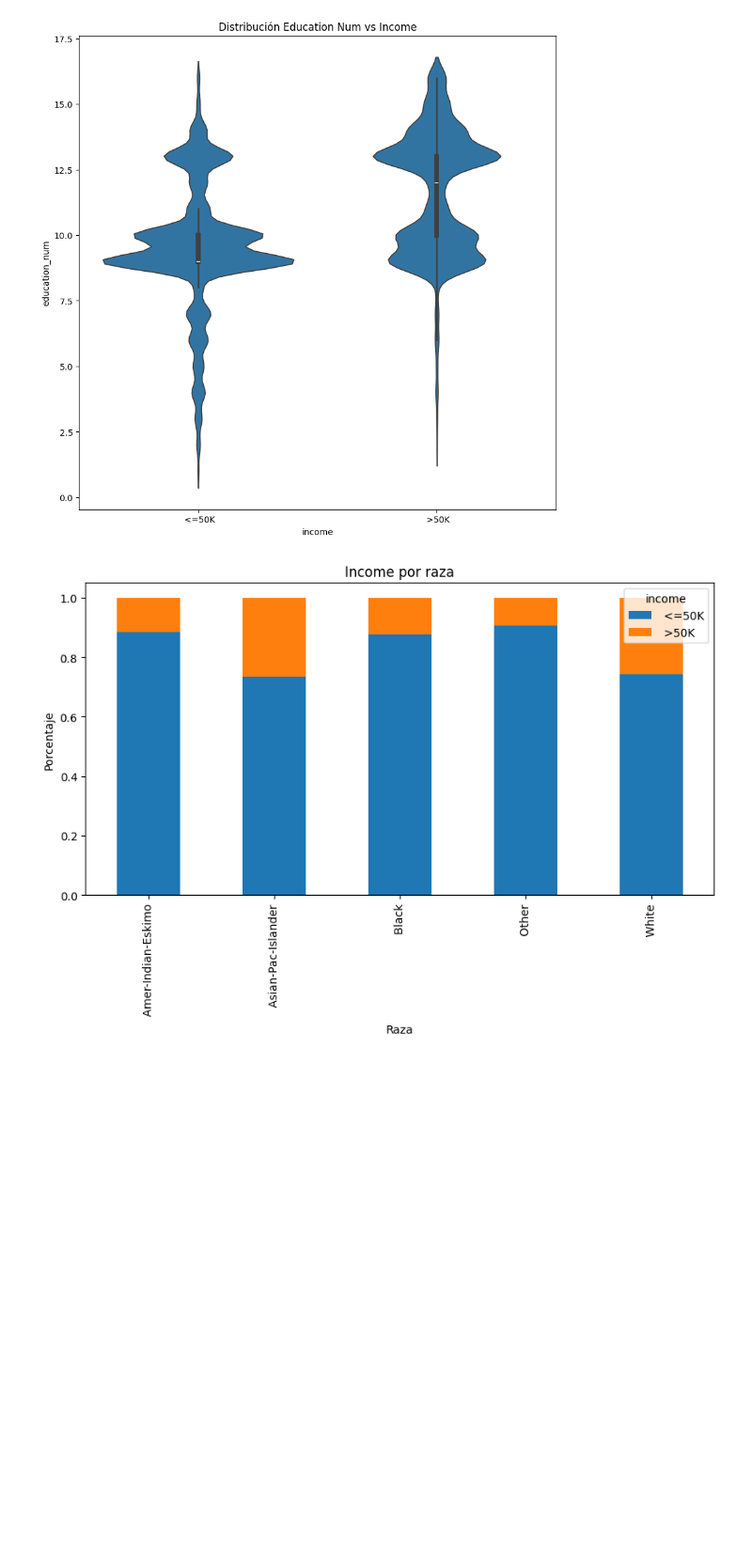
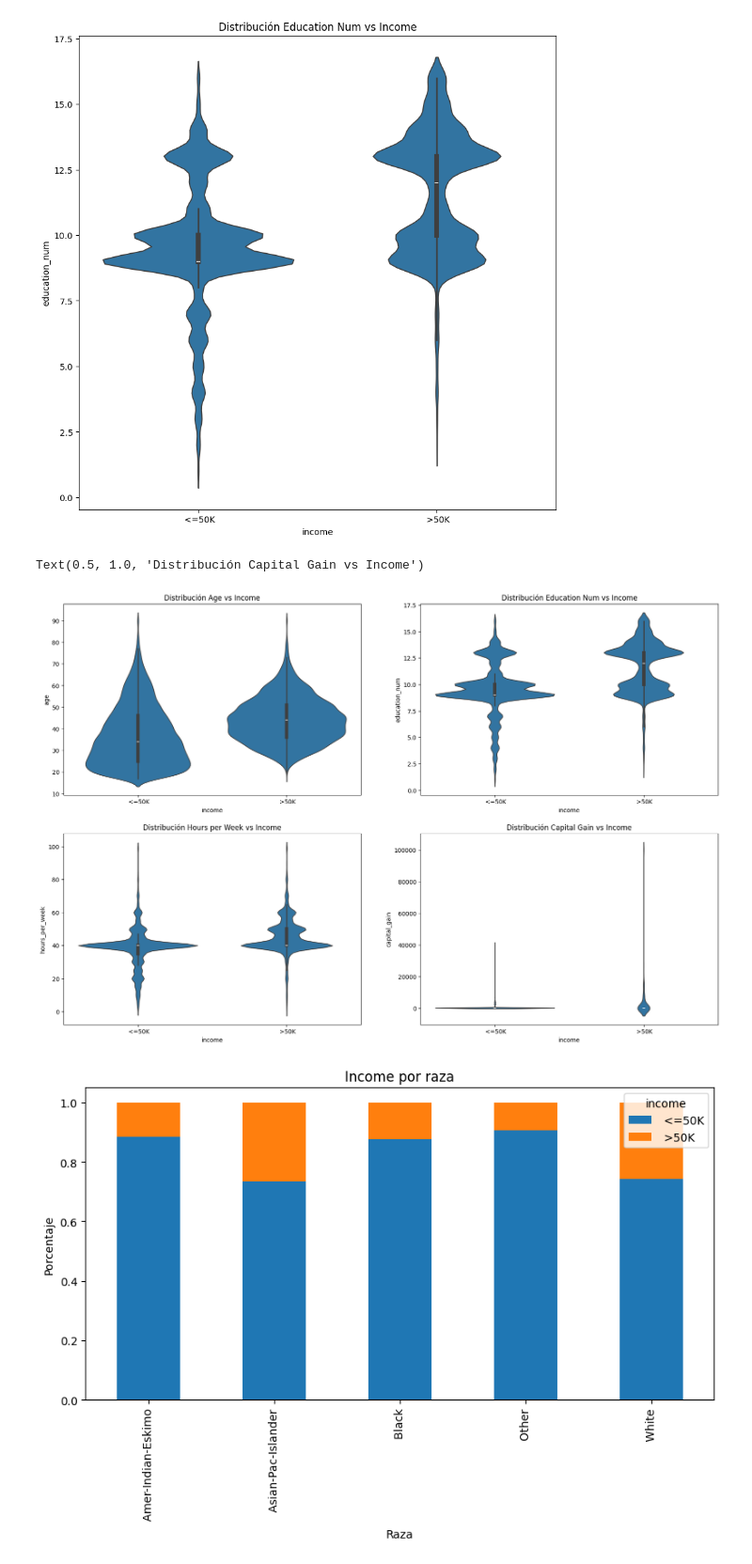
Before and after one commit to BnjmnNicholas/Proyecto_mineria_cc5205, a Jupyter notebook: Reporte_Hito_1.ipynb, the cells around one changed output. Shown at 94% size. Drawn from its saved outputs; the diff is of its cells as text; code cells hidden in the pictures; blank space fills up the shorter version.

```diff
--- a/Reporte_Hito_1.ipynb
+++ b/Reporte_Hito_1.ipynb
@@ -175,6 +239,29 @@ plt.title('Distribución Education Num vs Income')
 plt.show()
 # %% [output]
 [figure]
+# %%
+# violin chart matrix
+plt.figure(figsize=(20, 20))
+plt.subplot(3, 2, 1)
+sns.violinplot(x='income', y='age', data=df)
+plt.title('Distribución Age vs Income')
+
+plt.subplot(3, 2, 2)
+sns.violinplot(x='income', y='education_num', data=df)
+plt.title('Distribución Education Num vs Income')
+
+plt.subplot(3, 2, 3)
+sns.violinplot(x='income', y='hours_per_week', data=df)
+plt.title('Distribución Hours per Week vs Income')
+
+plt.subplot(3, 2, 4)
+sns.violinplot(x='income', y='capital_gain', data=df)
+plt.title('Distribución Capital Gain vs Income')
+
+# [Benja]
+# %% [output]
+Text(0.5, 1.0, 'Distribución Capital Gain vs Income')
+[figure, added]
 # %%
 # income por raza porcentajes
 
```
Also changed, not shown: parts of 6 cells of this notebook.
